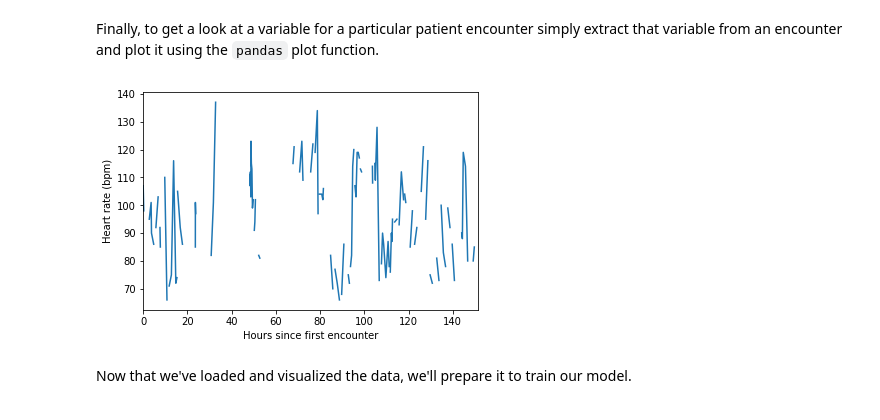
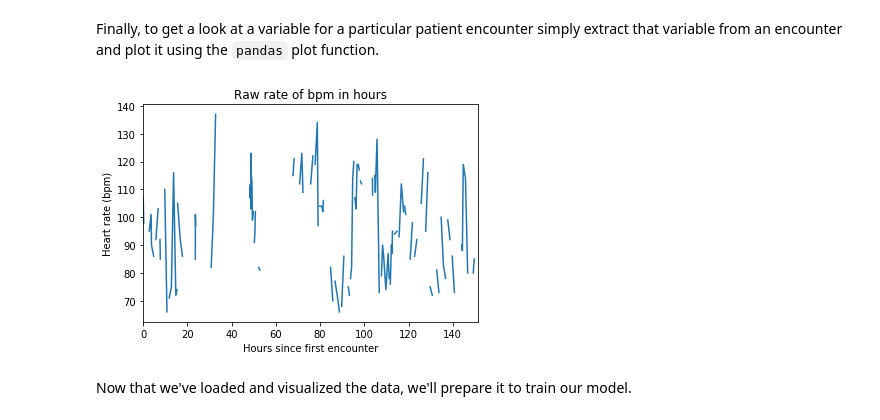
Before and after one commit to apolanco3225/Modelling-Time-Series-EHR, a Jupyter notebook: Modeling Time Series Data with Recurrent Neural Networks in Keras.ipynb, the cells around one changed output. Saved outputs shown, nothing was run; the diff lists cells and outputs as text; code cells hidden in the pictures.

````diff
--- a/Modeling Time Series Data with Recurrent Neural Networks in Keras.ipynb
+++ b/Modeling Time Series Data with Recurrent Neural Networks in Keras.ipynb
@@ -81,11 +85,11 @@ y_valid_path = os.path.join(data_dir, 'y_test.hdf')
 # %% [markdown]
 Finally, we load the data using ```pandas``` API for reading in HDF files.  Python with pandas is used in a wide variety of academic and commercial domains, including Finance, Neuroscience, Economics, Statistics, Advertising, Web Analytics, and more. The pandas library is an open source, BSD-licensed project providing easy-to-use data structures and analysis tools for the Python programming language. The pandas library features a fast and efficient DataFrame object for data manipulation with integrated indexing as well as tools for reading and writing data between in-memory data structures and different formats such as CSV and text files, Microsoft Excel, SQL databases, and the fast HDF5 format. Check out the [pandas documentation](http://pandas.pydata.org) for more info.
 # %%
-X_train = pd.read_hdf(x_train_path)
-y_train = pd.read_hdf(y_train_path)
+trainX = pd.read_hdf(x_train_path)
+trainY = pd.read_hdf(y_train_path)
 
-X_valid = pd.read_hdf(x_valid_path)
-y_valid = pd.read_hdf(y_valid_path)
+valX = pd.read_hdf(x_valid_path)
+valY = pd.read_hdf(y_valid_path)
 # %% [markdown]
 ### The Data
 # %% [markdown]
@@ -215,12 +208,13 @@ Can we do a similar analysis to determine the observation timespan over all pati
 # %% [markdown]
 Finally, to get a look at a variable for a particular patient encounter simply extract that variable from an encounter and plot it using the ```pandas``` plot function.
 # %%
-X_train.loc[8, "Heart rate (bpm)"].plot()
+trainX.loc[8, "Heart rate (bpm)"].plot()
+plt.title('Raw rate of bpm in hours')
 plt.ylabel("Heart rate (bpm)")
 plt.xlabel("Hours since first encounter")
 plt.show()
 # %% [output]
-[figure, old version]
+[figure, new version]
 # %% [markdown]
 Now that we've loaded and visualized the data, we'll prepare it to train our model.
 # %% [markdown]
````
Also changed, not shown: parts of 29 cells of this notebook.
